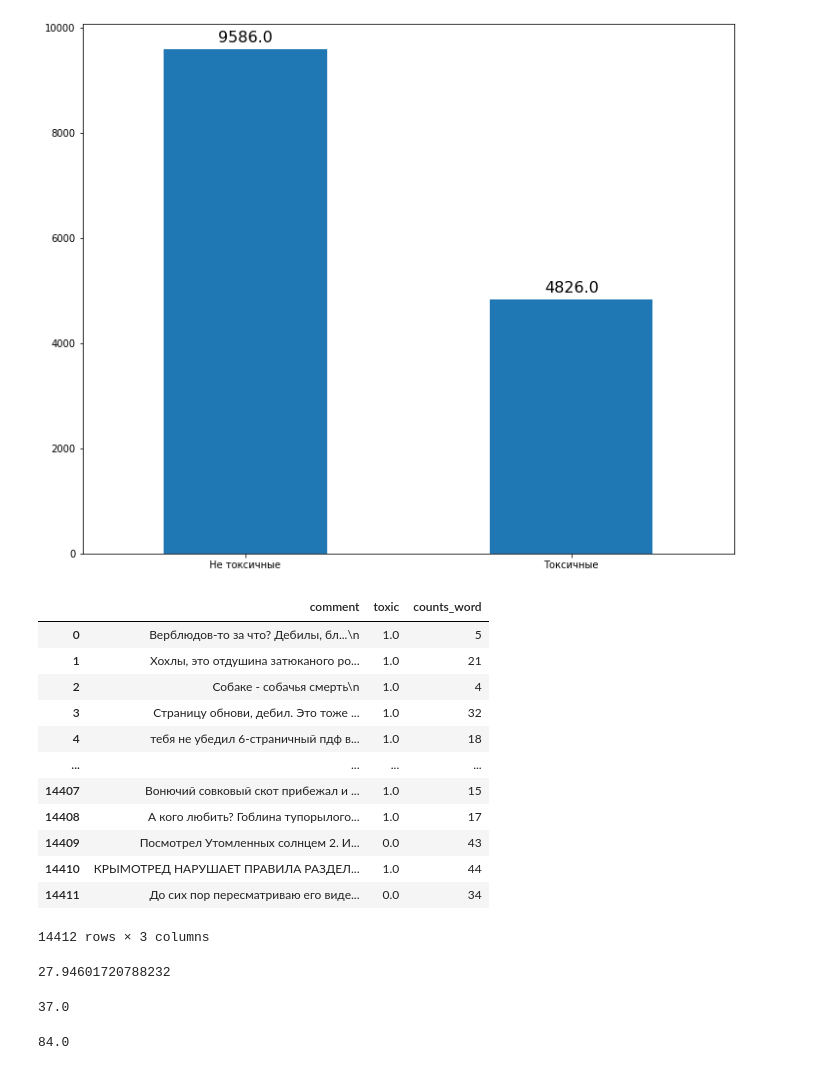
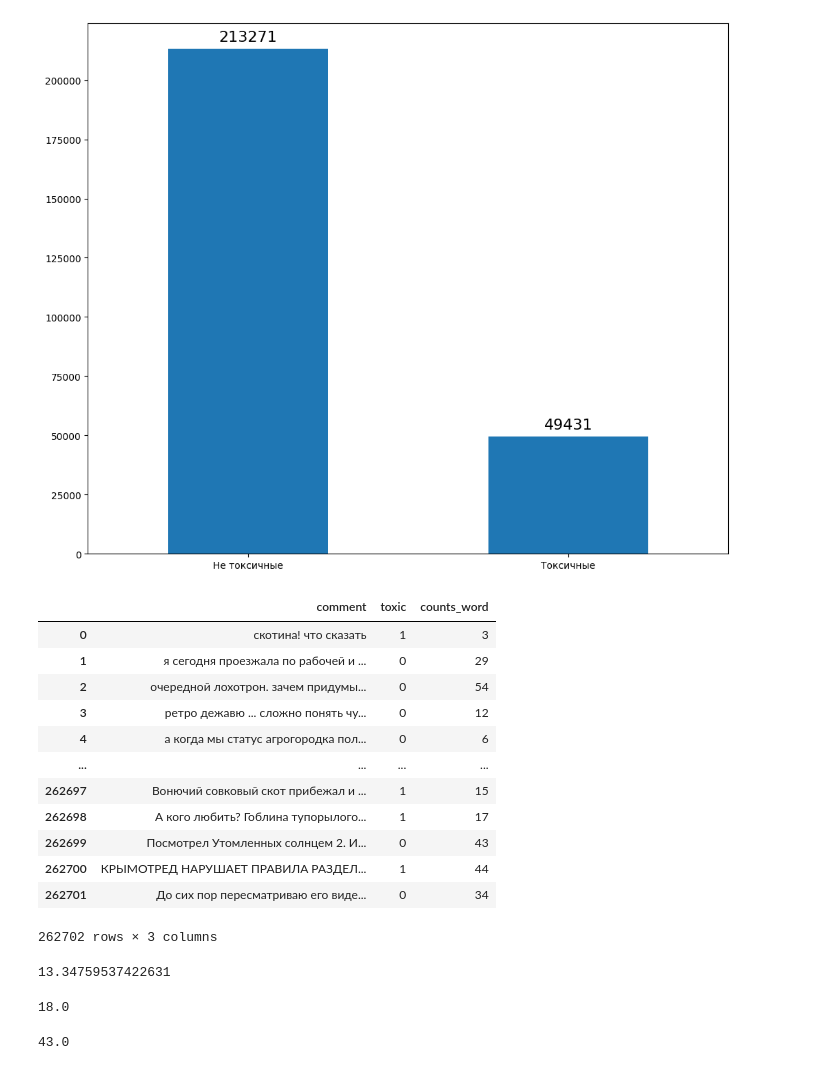
Before and after one commit to alexandr-khvatov/text_classification, a Jupyter notebook: src/dataset_analysis.ipynb, the cells around one changed output. Saved outputs shown, nothing was run; the diff lists cells and outputs as text; code cells hidden in the pictures.

Commit message:
statistics for the merge dataset (2ch and ok-ml-cup)

```diff
--- a/src/dataset_analysis.ipynb
+++ b/src/dataset_analysis.ipynb
@@ -20,7 +15,7 @@ from sklearn.metrics import precision_score, recall_score, accuracy_score, f1_sc
 from sklearn.model_selection import train_test_split
 from wordcloud import WordCloud
 # %%
-df = pd.read_csv('https://raw.githubusercontent.com/alexandr-khvatov/text_classification/main/data/data_original_RU.csv')
-df.sample(10)
+df = pd.read_csv('https://raw.githubusercontent.com/alexandr-khvatov/text_classification/main/data/data_original_RU_merge_2ch_and_ok.csv')
+df.head(10)
 # %% [output]
 |  | comment | toxic |
@@ -37,3 +31,0 @@ df.sample(10)
-# %%
-df['comment'] = df['comment'].values.astype('U')
-df.info()
@@ -75,65 +69,65 @@ def add_value_labels(ax, spacing=5):
         space = spacing
         # Vertical alignment for positive values
         va = 'bottom'
 
         # If value of bar is negative: Place label below bar
         if y_value < 0:
             # Invert space to place label below
             space *= -1
             # Vertically align label at top
             va = 'top'
 
         # Use Y value as label and format number with one decimal place
-        label = "{:.1f}".format(y_value)
+        label = "{:}".format(y_value)
 
         # Create annotation
         ax.annotate(
 
             label,                      # Use `label` as label
             (x_value, y_value),         # Place label at end of the bar
             xytext=(0, space),          # Vertically shift label by `space`
             textcoords="offset points", # Interpret `xytext` as offset in points
             ha='center',                # Horizontally center label
             va=va,
             fontsize=16,
             )                      # Vertically align label differently for
                                         # positive and negative values.
 
 
 # Call the function above. All the magic happens there.
 add_value_labels(ax)
 # %% [output]
-[figure, old version]
+[figure, new version]
 # %%
 df['counts_word']= df['comment'].str.split().str.len()
 df
 # %% [output]
 |  | comment | toxic | counts_word |
-| 0 | Верблюдов-то за что? Дебилы, бл...\n | 1.0 | 5 |
-| 1 | Хохлы, это отдушина затюканого ро... | 1.0 | 21 |
-| 2 | Собаке - собачья смерть\n | 1.0 | 4 |
-| 3 | Страницу обнови, дебил. Это тоже ... | 1.0 | 32 |
-| 4 | тебя не убедил 6-страничный пдф в... | 1.0 | 18 |
+| 0 | скотина! что сказать | 1 | 3 |
+| 1 | я сегодня проезжала по рабочей и ... | 0 | 29 |
+| 2 | очередной лохотрон. зачем придумы... | 0 | 54 |
+| 3 | ретро дежавю ... сложно понять чу... | 0 | 12 |
+| 4 | а когда мы статус агрогородка пол... | 0 | 6 |
 | ... | ... | ... | ... |
-| 14407 | Вонючий совковый скот прибежал и ... | 1.0 | 15 |
-| 14408 | А кого любить? Гоблина тупорылого... | 1.0 | 17 |
-| 14409 | Посмотрел Утомленных солнцем 2. И... | 0.0 | 43 |
-| 14410 | КРЫМОТРЕД НАРУШАЕТ ПРАВИЛА РАЗДЕЛ... | 1.0 | 44 |
-| 14411 | До сих пор пересматриваю его виде... | 0.0 | 34 |
+| 262697 | Вонючий совковый скот прибежал и ... | 1 | 15 |
+| 262698 | А кого любить? Гоблина тупорылого... | 1 | 17 |
+| 262699 | Посмотрел Утомленных солнцем 2. И... | 0 | 43 |
+| 262700 | КРЫМОТРЕД НАРУШАЕТ ПРАВИЛА РАЗДЕЛ... | 1 | 44 |
+| 262701 | До сих пор пересматриваю его виде... | 0 | 34 |
-14412 rows × 3 columns
+262702 rows × 3 columns
 # %%
 df["counts_word"].mean()
 # %% [output]
-27.94601720788232
+13.34759537422631
 # %%
 df["counts_word"].quantile(.80)
 # %% [output]
-37.0
+18.0
 # %%
 q95=df["counts_word"].quantile(.95)
 q95
 # %% [output]
-84.0
+43.0
 # %%
 df["counts_word"].hist()
 # %% [output]
```
Also changed, not shown: parts of 9 cells of this notebook.
